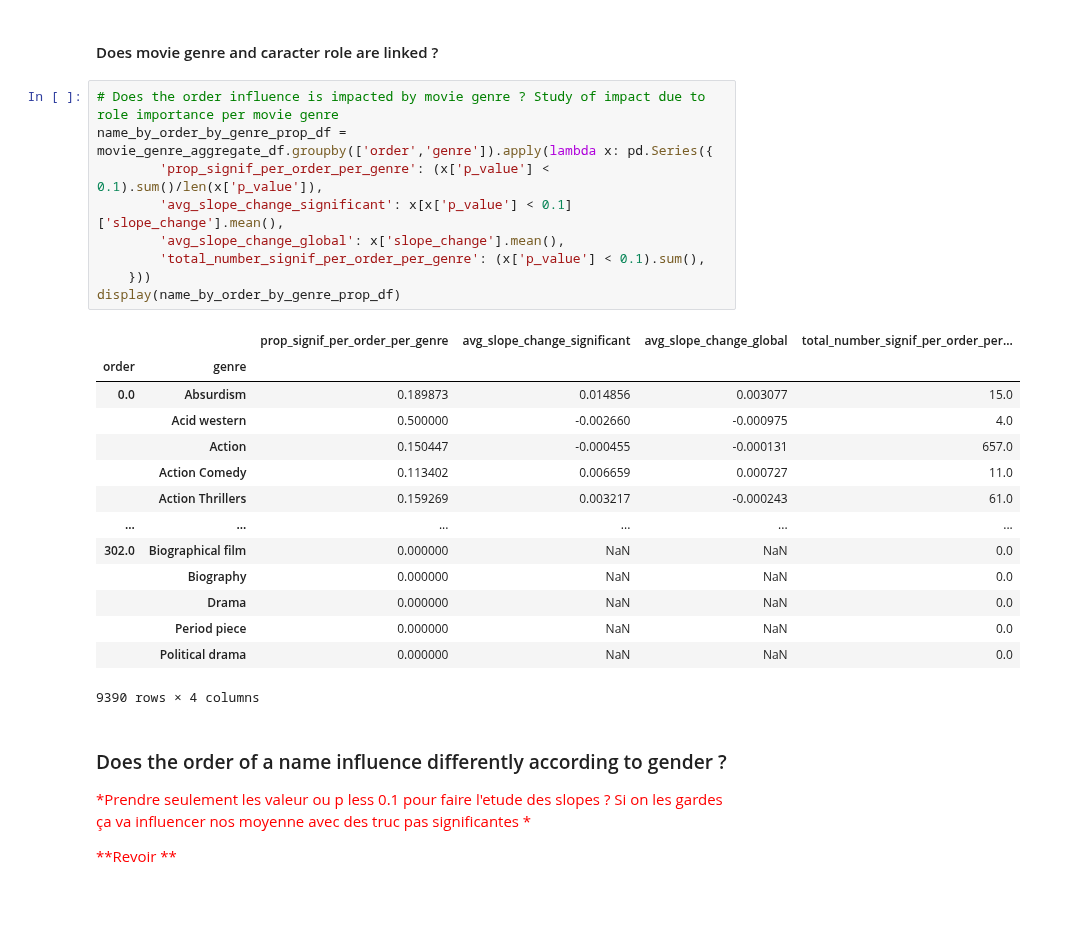
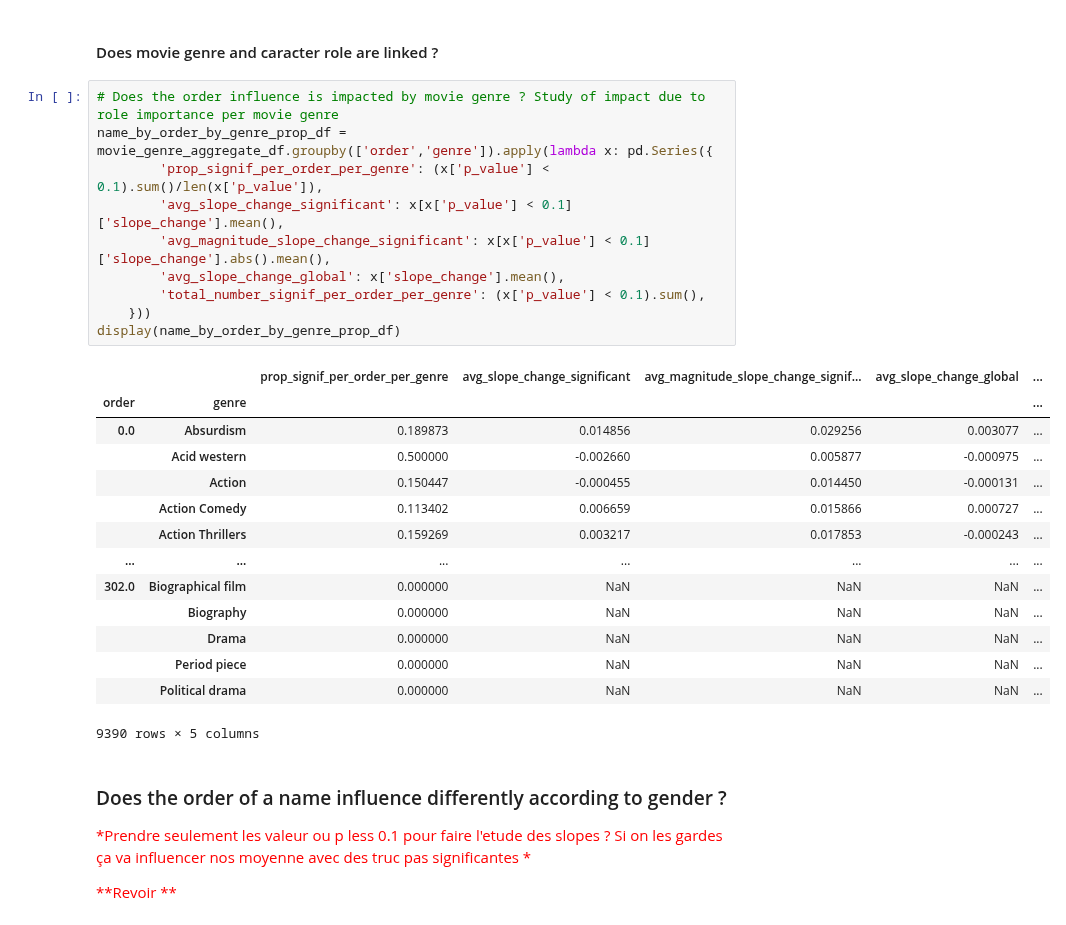
Before and after one commit to epfl-ada/ada-2023-project-abadakor, a Jupyter notebook: parallel_questions.ipynb, the cells around one changed output. Cells and saved outputs as stored; diff of their text form.

```diff
--- a/parallel_questions.ipynb
+++ b/parallel_questions.ipynb
@@ -585,27 +590,28 @@ display(name_by_order_prop_df)
 # %%
 # Does the order influence is impacted by movie genre ? Study of impact due to role importance per movie genre
 name_by_order_by_genre_prop_df = movie_genre_aggregate_df.groupby(['order','genre']).apply(lambda x: pd.Series({
         'prop_signif_per_order_per_genre': (x['p_value'] < 0.1).sum()/len(x['p_value']),
         'avg_slope_change_significant': x[x['p_value'] < 0.1]['slope_change'].mean(),
+        'avg_magnitude_slope_change_significant': x[x['p_value'] < 0.1]['slope_change'].abs().mean(),
         'avg_slope_change_global': x['slope_change'].mean(),
         'total_number_signif_per_order_per_genre': (x['p_value'] < 0.1).sum(),
     }))
 display(name_by_order_by_genre_prop_df)
 # %% [output]
-|  |  | prop_signif_per_order_per_genre | avg_slope_change_significant | avg_slope_change_global | total_number_signif_per_order_per... |
-| order | genre |  |  |  |  |
-| 0.0 | Absurdism | 0.189873 | 0.014856 | 0.003077 | 15.0 |
-|  | Acid western | 0.500000 | -0.002660 | -0.000975 | 4.0 |
-|  | Action | 0.150447 | -0.000455 | -0.000131 | 657.0 |
-|  | Action Comedy | 0.113402 | 0.006659 | 0.000727 | 11.0 |
-|  | Action Thrillers | 0.159269 | 0.003217 | -0.000243 | 61.0 |
-| ... | ... | ... | ... | ... | ... |
-| 302.0 | Biographical film | 0.000000 | NaN | NaN | 0.0 |
-|  | Biography | 0.000000 | NaN | NaN | 0.0 |
-|  | Drama | 0.000000 | NaN | NaN | 0.0 |
-|  | Period piece | 0.000000 | NaN | NaN | 0.0 |
-|  | Political drama | 0.000000 | NaN | NaN | 0.0 |
+|  |  | prop_signif_per_order_per_genre | avg_slope_change_significant | avg_magnitude_slope_change_signif... | avg_slope_change_global | ... |
+| order | genre |  |  |  |  | ... |
+| 0.0 | Absurdism | 0.189873 | 0.014856 | 0.029256 | 0.003077 | ... |
+|  | Acid western | 0.500000 | -0.002660 | 0.005877 | -0.000975 | ... |
+|  | Action | 0.150447 | -0.000455 | 0.014450 | -0.000131 | ... |
+|  | Action Comedy | 0.113402 | 0.006659 | 0.015866 | 0.000727 | ... |
+|  | Action Thrillers | 0.159269 | 0.003217 | 0.017853 | -0.000243 | ... |
+| ... | ... | ... | ... | ... | ... | ... |
+| 302.0 | Biographical film | 0.000000 | NaN | NaN | NaN | ... |
+|  | Biography | 0.000000 | NaN | NaN | NaN | ... |
+|  | Drama | 0.000000 | NaN | NaN | NaN | ... |
+|  | Period piece | 0.000000 | NaN | NaN | NaN | ... |
+|  | Political drama | 0.000000 | NaN | NaN | NaN | ... |
-9390 rows × 4 columns
+9390 rows × 5 columns
 # %% [markdown]
 ### Does the order of a name influence differently according to gender ?
 <span style="color:red"> *Prendre seulement les valeur ou p less 0.1 pour faire l'etude des slopes ? Si on les gardes ça va influencer nos moyenne avec des truc pas significantes *</span>
```
Also changed, not shown: parts of 3 cells of this notebook.
